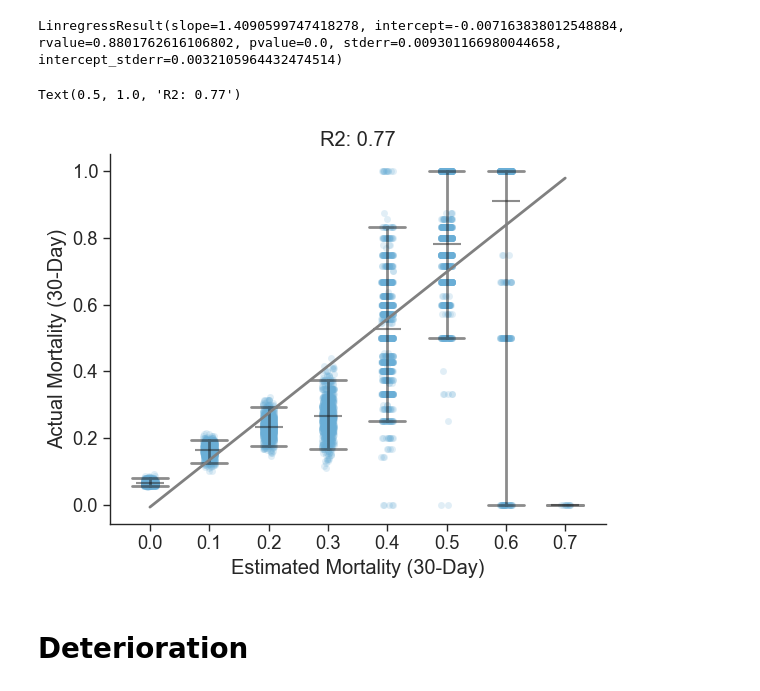
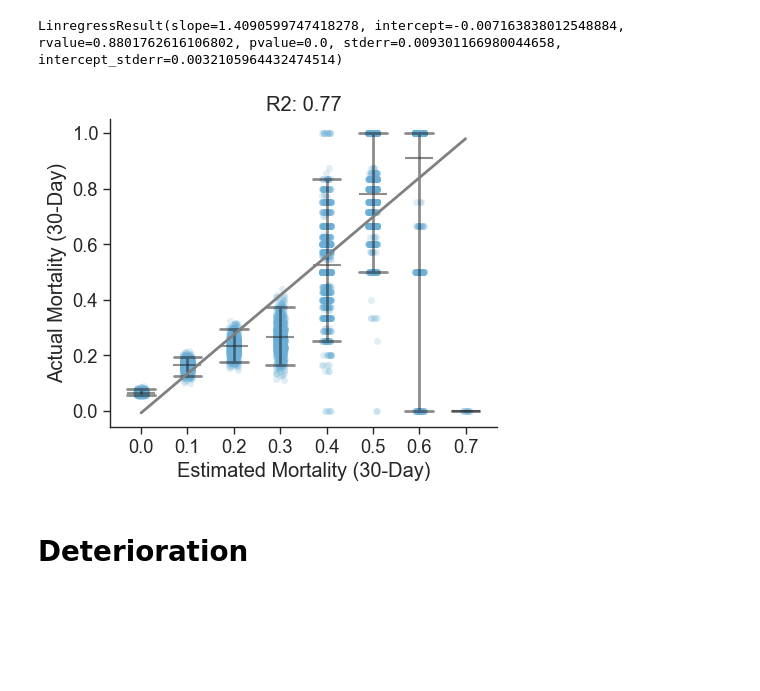
Before and after one commit to InfectionMedicineProteomics/DigitalFamilyAnalysis, a Jupyter notebook: 3_clinical_digital_family/2_clinical_data_df_predictions.ipynb, the cells around one changed output. Drawn from its saved outputs; the diff is of its cells as text; code cells hidden in the pictures; blank space fills up the shorter version.

Commit message:
Submission figures

```diff
--- a/3_clinical_digital_family/2_clinical_data_df_predictions.ipynb
+++ b/3_clinical_digital_family/2_clinical_data_df_predictions.ipynb
@@ -189,9 +189,13 @@ predictions = predictions.sort_values("x")
 predictions['x'] = predictions['x'].astype("str")
 # %%
 bootstrap_counts['Estimated Mortality (30-Day)'] = bootstrap_counts['Estimated Mortality (30-Day)'].astype(str)
+# %%
+bootstrap_counts['Estimated Mortality (30-Day)'] = bootstrap_counts['Estimated Mortality (30-Day)'].str[:3]
 # %%
 custom_params = {"axes.spines.right": False, "axes.spines.top": False}
 sns.set_theme(context="paper", style="ticks", rc=custom_params, font="Arial", font_scale=1.5)
+
+
 import matplotlib.pyplot as plt
 
 fig, ax = plt.subplots()
@@ -213,35 +217,36 @@ sns.pointplot(
     legend=False,
     ax=ax,
     alpha=0.5
 )
 
 sns.stripplot(
     data=bootstrap_counts,
     x="Estimated Mortality (30-Day)",
     y="Actual Mortality (30-Day)",
     #hue="Label",
     ax=ax,
     color="#6AAED6",
     linewidth=0,
     legend=False,
     alpha=0.2,
     zorder=1,
 
 )
 
 plt.plot(
     predictions["x"],
     predictions["y"],
     lw=2,
     color="gray",
 )
 
 ax.set_title(
     f"R2: {rsquared:.2f}"
 )
+
+fig.set_size_inches(5, 4)
 # %% [output]
-Text(0.5, 1.0, 'R2: 0.77')
-[figure, old version]
+[figure, new version]
 # %%
 estimated_mort['Predicted Fit'] = linreg.predict(estimated_mort[['Estimated Mortality (30-Day)']])
 # %%
```
Also changed, not shown: parts of 9 cells of this notebook, 21 other files.
